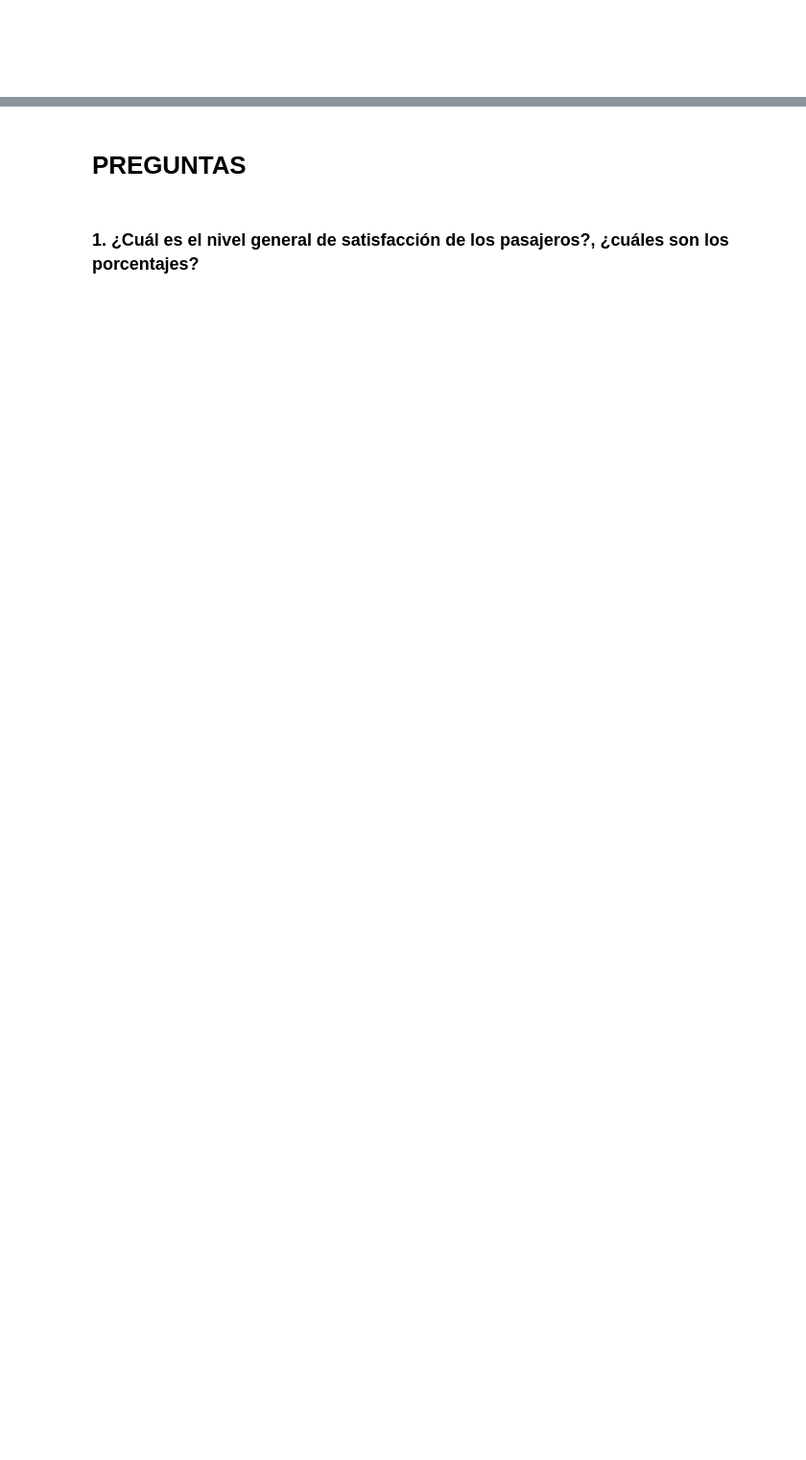
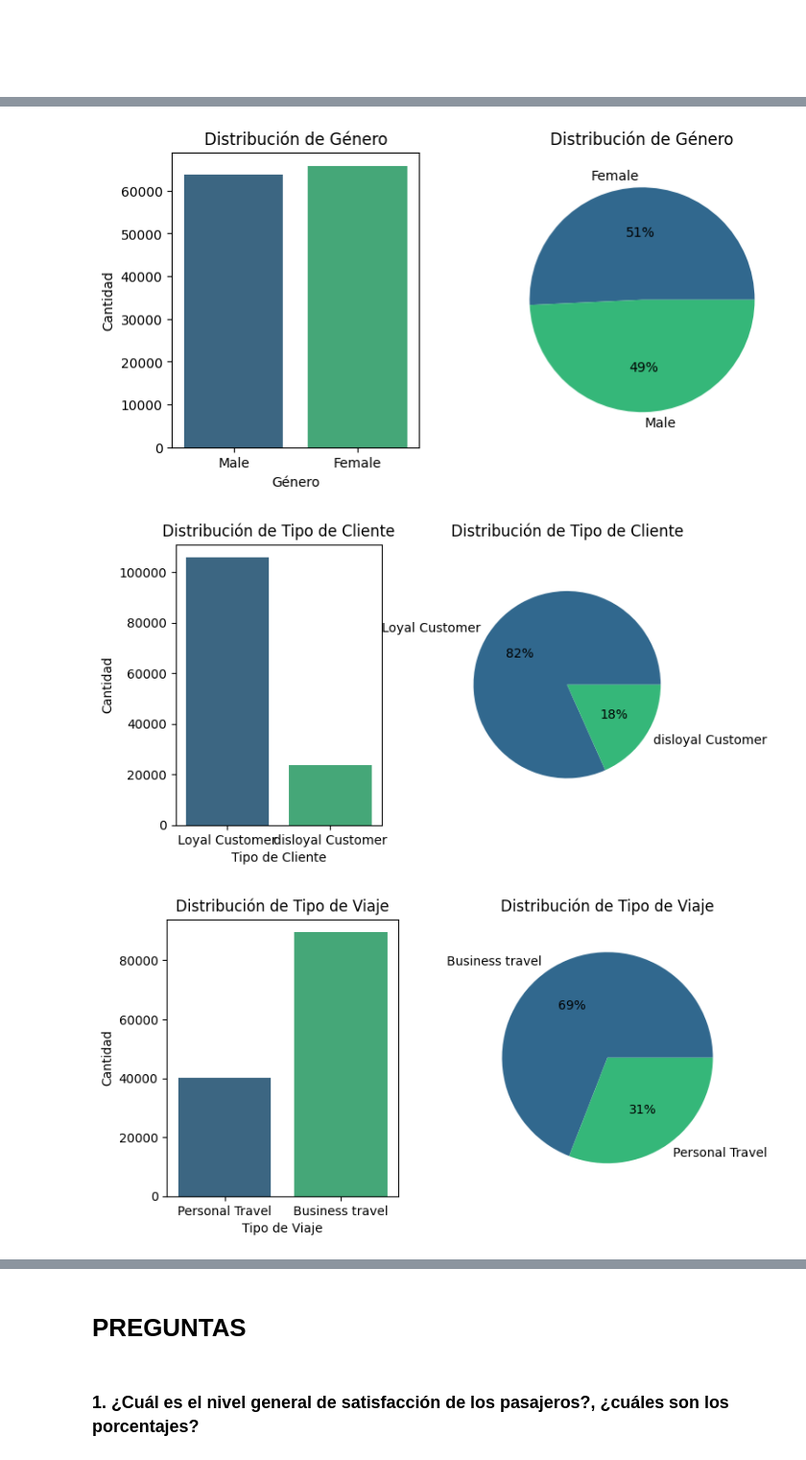
Before and after one commit to fgghi/Proyecto-Sis-Inteligentes, a Jupyter notebook: EDA/Proyecto_Final_Sis_int copy.ipynb, the cells around one changed output, grey strips where cells are left out. Shown at 96% size. Saved outputs shown, nothing was run; the diff lists cells and outputs as text; code cells hidden in the pictures; blank space fills up the shorter version.

```diff
--- a/EDA/Proyecto_Final_Sis_int copy.ipynb
+++ b/EDA/Proyecto_Final_Sis_int copy.ipynb
@@ -123,0 +152,52 @@ data.head()
+# %%
+# Gráfico de torta
+def pie_chart(data_column, axes, title):
+    column_count = data_column.value_counts()
+    axes.pie(column_count, labels=column_count.index, autopct='%1.0f%%', colors=sns.color_palette('viridis', len(column_count)))
+    axes.axis('equal')
+    axes.set_title(title)
+
+def bar_chart(df, column, hue, xlabel, title, axes):
+    sns.countplot(ax=axes, data=df, x=column, hue=hue, palette='viridis')
+    axes.set_xlabel(xlabel)
+    axes.set_ylabel("Cantidad")
+    axes.set_title(title)
+# %%
+# Visualización de Género
+fig, axes = plt.subplots(1, 2, figsize=(8, 4))
+pie_chart(data['Gender'], axes[1],"Distribución de Género")
+bar_chart(data,'Gender',data['Gender'],'Género', "Distribución de Género",axes[0])
+plt.subplots_adjust(wspace=0.4)
+plt.show()
+
+# Visualización de Tipo de Cliente
+fig, axes = plt.subplots(1, 2, figsize=(7, 4))
+bar_chart(data,'Customer Type',data['Customer Type'],'Tipo de Cliente', "Distribución de Tipo de Cliente",axes[0])
+pie_chart(data['Customer Type'], axes[1], "Distribución de Tipo de Cliente")
+plt.subplots_adjust(wspace=0.4)
+plt.show()
+
+# Visualización de Tipo de Viaje
+fig, axes = plt.subplots(1, 2, figsize=(8, 4))
+bar_chart(data,'Type of Travel',data['Type of Travel'],'Tipo de Viaje', "Distribución de Tipo de Viaje",axes[0])
+pie_chart(data['Type of Travel'], axes[1], "Distribución de Tipo de Viaje")
+plt.subplots_adjust(wspace=0.4)
+plt.show()
+
+# Visualización de Clase de Asiento
+fig, axes = plt.subplots(1, 2, figsize=(8, 4))
+bar_chart(data,'Class',data['Class'],'Clase de Asiento', "Distribución de Clase de Asiento",axes[0])
+pie_chart(data['Class'], axes[1], "Distribución de Clase de Asiento")
+plt.subplots_adjust(wspace=0.4)
+plt.show()
+
+# Visualización de Nivel de Satisfacción
+fig, axes = plt.subplots(1, 2, figsize=(8, 4))
+bar_chart(data,'satisfaction',data['satisfaction'],'Satisfacción', "Distribución de Satisfacción",axes[0])
+pie_chart(data['satisfaction'], axes[1], "Distribución de Satisfacción")
+plt.subplots_adjust(wspace=0.4)
+plt.show()
+# %% [output]
+[figure, added]
+[figure, added]
+[figure, added]
```
Also changed, not shown: parts of 16 cells of this notebook.
